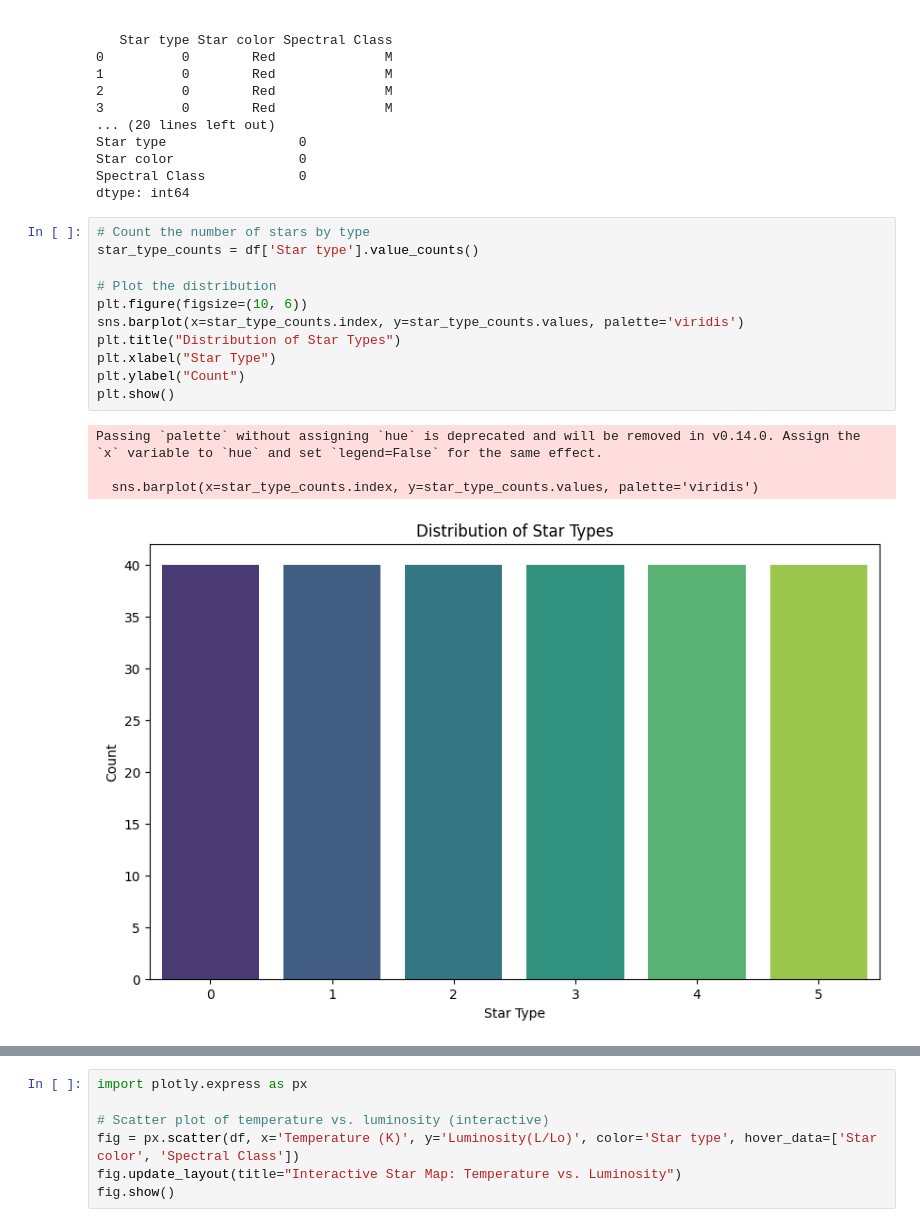
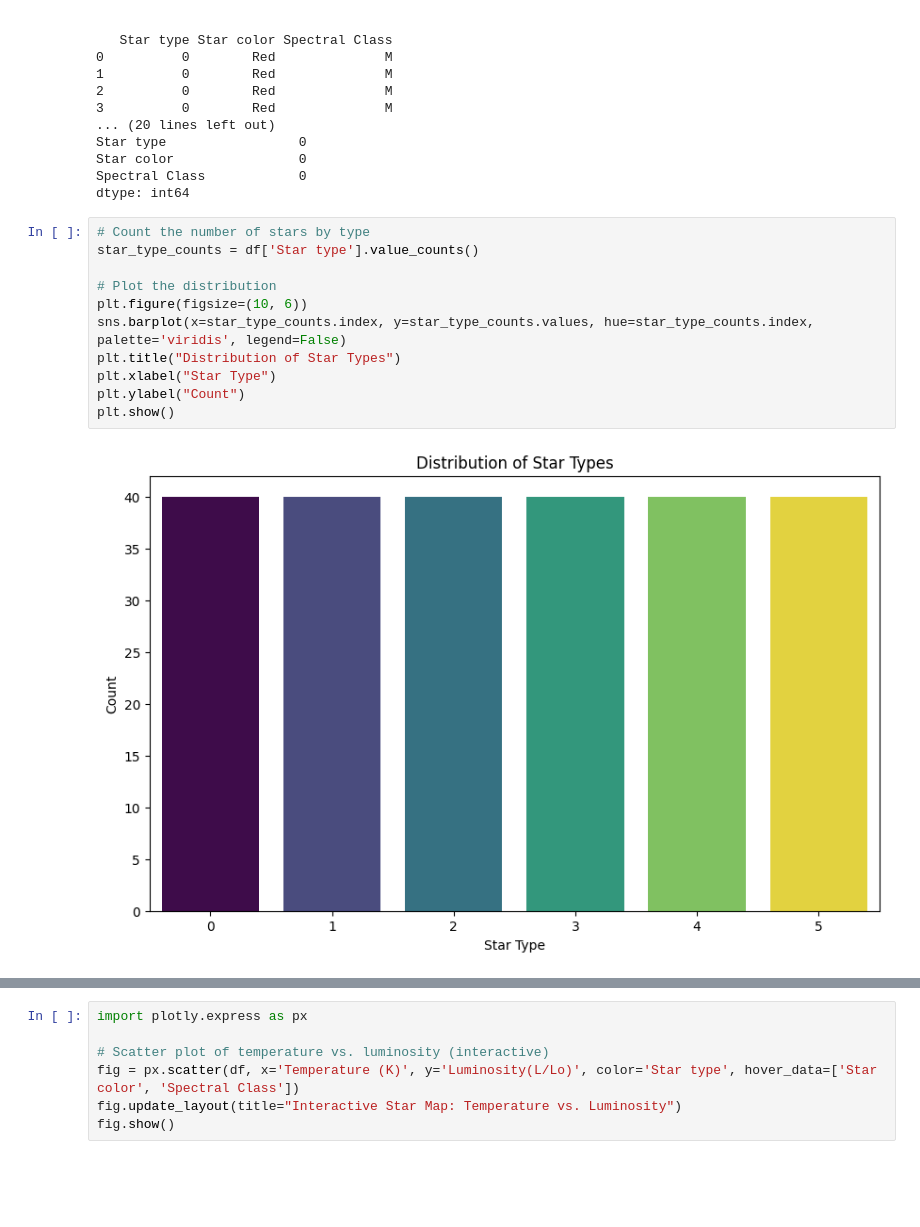
Before and after one commit to mwebberclay/Star_Analysis, a Jupyter notebook: Star_Analysis.ipynb, the cells around one changed output, grey strips where cells are left out. Saved outputs shown, nothing was run; the diff lists cells and outputs as text; blank space fills up the shorter version.

```diff
--- a/Star_Analysis.ipynb
+++ b/Star_Analysis.ipynb
@@ -52,19 +52,16 @@ dtype: int64
 # %%
 # Count the number of stars by type
 star_type_counts = df['Star type'].value_counts()
 
 # Plot the distribution
 plt.figure(figsize=(10, 6))
-sns.barplot(x=star_type_counts.index, y=star_type_counts.values, palette='viridis')
+sns.barplot(x=star_type_counts.index, y=star_type_counts.values, hue=star_type_counts.index, palette='viridis', legend=False)
 plt.title("Distribution of Star Types")
 plt.xlabel("Star Type")
 plt.ylabel("Count")
 plt.show()
 # %% [output]
-Passing `palette` without assigning `hue` is deprecated and will be removed in v0.14.0. Assign the `x` variable to `hue` and set `legend=False` for the same effect.
-
-  sns.barplot(x=star_type_counts.index, y=star_type_counts.values, palette='viridis')
-[figure, old version]
+[figure, new version]
 # %%
 # Box plot of temperature by star type
 plt.figure(figsize=(10, 6))
```
Also changed, not shown: parts of 4 cells of this notebook.
